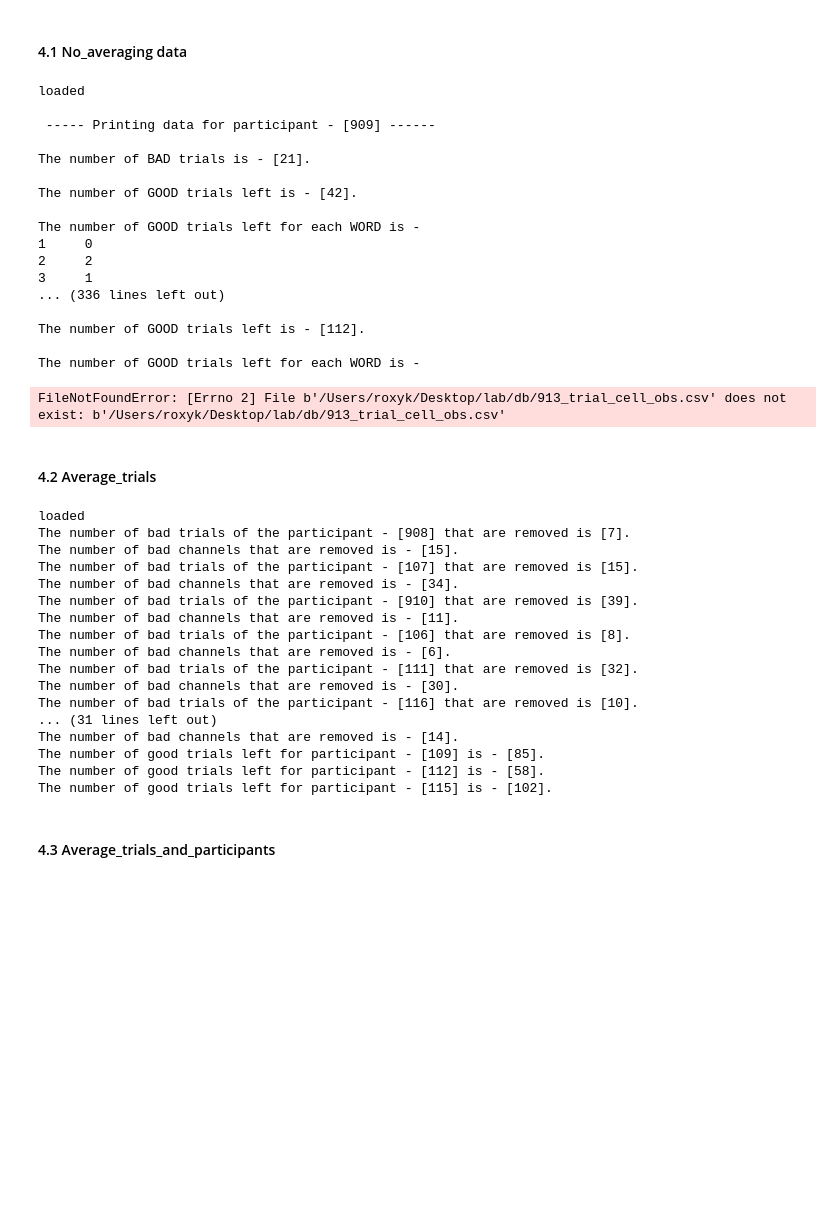
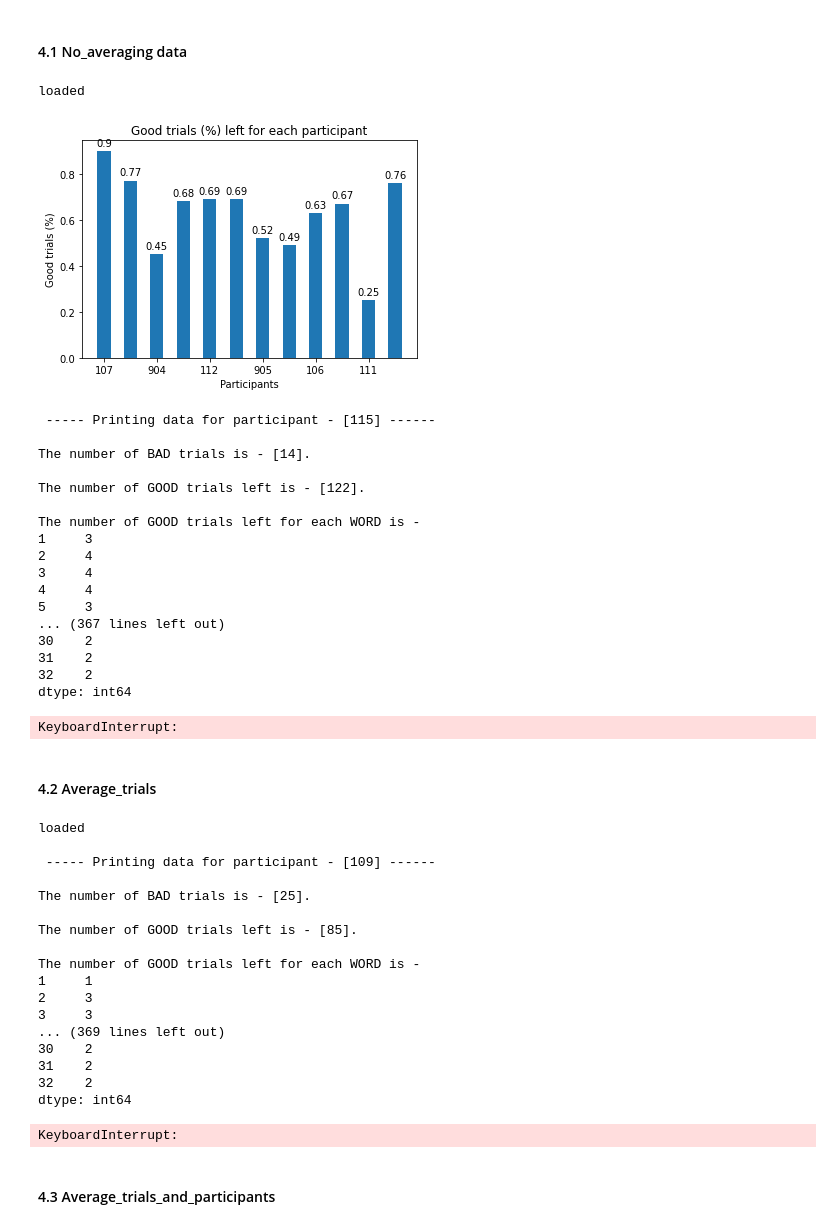
Before and after one commit to simpleParadox/jwlab_eeg, a Jupyter notebook: classification/notebooks/ml_svms_average_and_subset.ipynb, the cells around one changed output. Cells and saved outputs as stored; diff of their text form; code cells hidden in the pictures; blank space fills up the shorter version.

```diff
--- a/classification/notebooks/ml_svms_average_and_subset.ipynb
+++ b/classification/notebooks/ml_svms_average_and_subset.ipynb
@@ -38,38 +61,40 @@ Note: the dimensions are also verified
 # %% [markdown]
 #### 4.1 No_averaging data
 # %%
-X_train_n,y_train_n,p_train_n,w_train_n,df_train_n = prep_ml(cleaned_data_filepath, participants_train, downsample_num=1000, averaging="no_averaging")
-X_test_n, y_test_n, p_test_n, w_test_n, df_test_n = prep_ml(cleaned_data_filepath, participants_test, downsample_num=1000, averaging="no_averaging")
+X_train_n,y_train_n = prep_ml(cleaned_data_filepath, participants_train, downsample_num=1000, averaging="no_averaging")
+X_test_n, y_test_n = prep_ml(cleaned_data_filepath, participants_test, downsample_num=1000, averaging="no_averaging")
 
 # (n_train, d_train) = X_train_n.shape
 # assert n_train == y_train_n.shape[0]
 
 # (n_test, d_test) = X_test_n.shape
 # assert n_test == y_test_n.shape[0]
 # %% [output]
 loaded
-
- ----- Printing data for participant - [909] ------
-
-The number of BAD trials is - [21].
-
-The number of GOOD trials left is - [42].
-
-The number of GOOD trials left for each WORD is -
-1     0
-2     2
-3     1
-... (336 lines left out)
-
-The number of GOOD trials left is - [112].
-
-The number of GOOD trials left for each WORD is -
+[figure, added]
-FileNotFoundError: [Errno 2] File b'/Users/roxyk/Desktop/lab/db/913_trial_cell_obs.csv' does not exist: b'/Users/roxyk/Desktop/lab/db/913_trial_cell_obs.csv'
+ ----- Printing data for participant - [115] ------
+
+The number of BAD trials is - [14].
+
+The number of GOOD trials left is - [122].
+
+The number of GOOD trials left for each WORD is -
+1     3
+2     4
+3     4
+4     4
+5     3
+... (367 lines left out)
+30    2
+31    2
+32    2
+dtype: int64
+KeyboardInterrupt:
 # %% [markdown]
 #### 4.2 Average_trials
 # %%
-X_train_t, y_train_t, p_train_t, w_train_t,df_train_t = prep_ml(cleaned_data_filepath, participants_train, downsample_num=1000, averaging="average_trials")
-X_test_t, y_test_t, p_test_t, w_test_t, df_test_t = prep_ml(cleaned_data_filepath, participants_test, downsample_num=1000, averaging="average_trials")
+X_train_t, y_train_t = prep_ml(cleaned_data_filepath, participants_train, downsample_num=1000, averaging="average_trials")
+X_test_t, y_test_t = prep_ml(cleaned_data_filepath, participants_test, downsample_num=1000, averaging="average_trials")
 
 (n_train, d_train) = X_train_t.shape
 assert n_train == y_train_t.shape[0]
@@ -78,22 +103,23 @@ assert n_train == y_train_t.shape[0]
 assert n_test == y_test_t.shape[0]
 # %% [output]
 loaded
-The number of bad trials of the participant - [908] that are removed is [7].
-The number of bad channels that are removed is - [15].
-The number of bad trials of the participant - [107] that are removed is [15].
-The number of bad channels that are removed is - [34].
-The number of bad trials of the participant - [910] that are removed is [39].
-The number of bad channels that are removed is - [11].
-The number of bad trials of the participant - [106] that are removed is [8].
-The number of bad channels that are removed is - [6].
-The number of bad trials of the participant - [111] that are removed is [32].
-The number of bad channels that are removed is - [30].
-The number of bad trials of the participant - [116] that are removed is [10].
-... (31 lines left out)
-The number of bad channels that are removed is - [14].
-The number of good trials left for participant - [109] is - [85].
-The number of good trials left for participant - [112] is - [58].
-The number of good trials left for participant - [115] is - [102].
+
+ ----- Printing data for participant - [109] ------
+
+The number of BAD trials is - [25].
+
+The number of GOOD trials left is - [85].
+
+The number of GOOD trials left for each WORD is -
+1     1
+2     3
+3     3
+... (369 lines left out)
+30    2
+31    2
+32    2
+dtype: int64
+KeyboardInterrupt:
 # %% [markdown]
 #### 4.3 Average_trials_and_participants
 # %%
```
Also changed, not shown: parts of 5 cells of this notebook, 6 other files.
